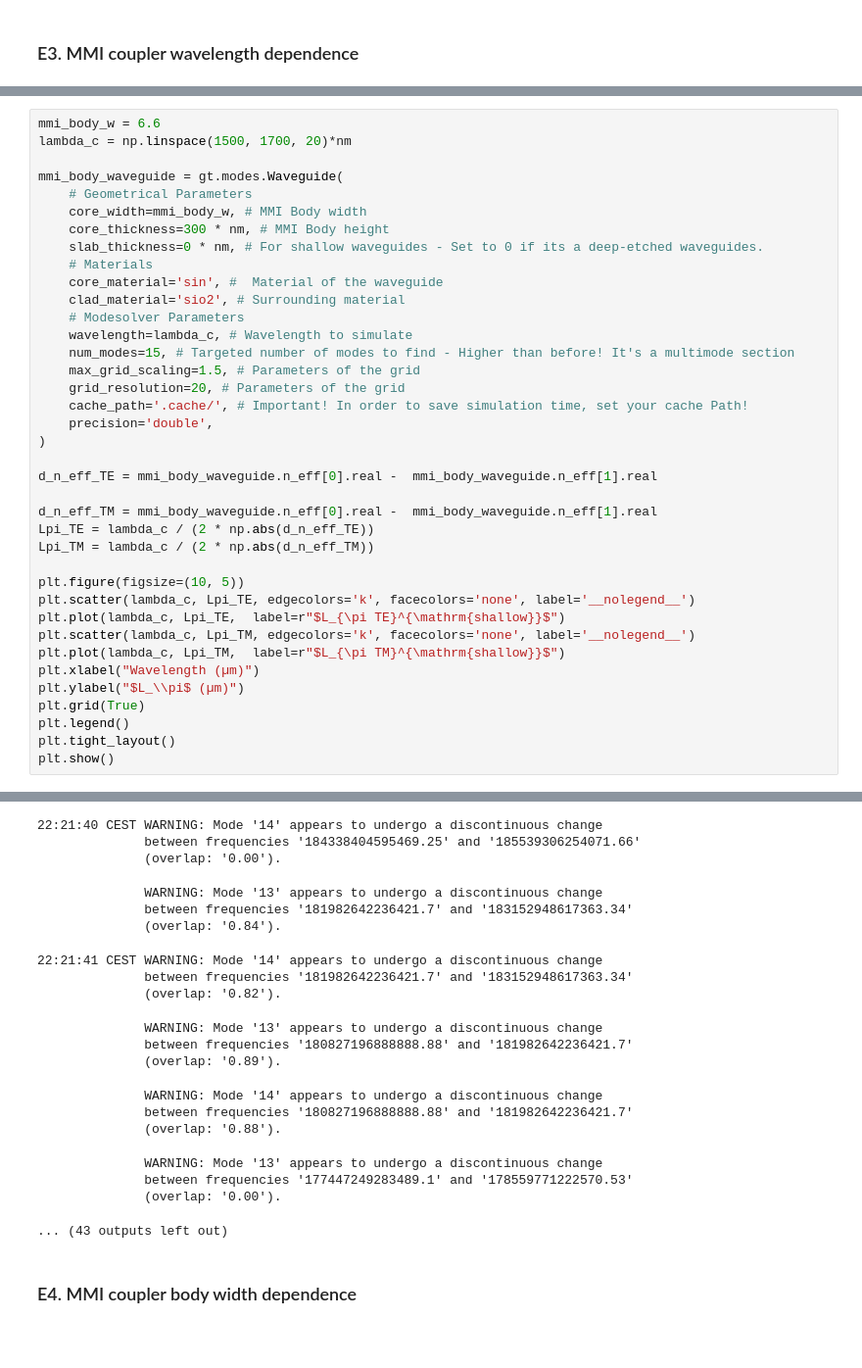
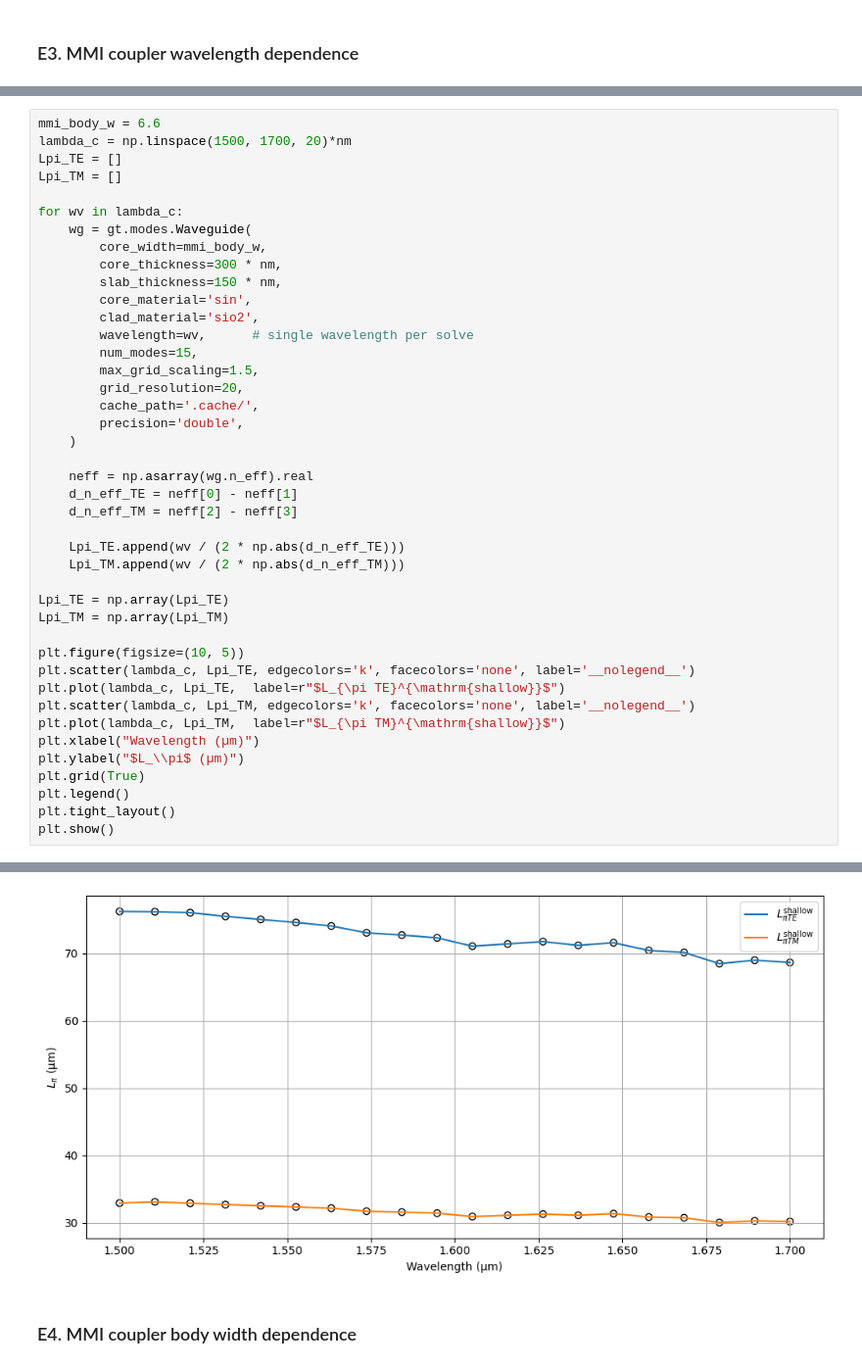
Before and after one commit to lorenagomezdiego/cifoin-lab2, a Jupyter notebook: COUPLERS_Student.ipynb, the cells around one changed output, grey strips where cells are left out. Shown at 98% size. Saved outputs shown, nothing was run; the diff lists cells and outputs as text; blank space fills up the shorter version.

```diff
--- a/COUPLERS_Student.ipynb
+++ b/COUPLERS_Student.ipynb
@@ -1135,29 +1203,33 @@ plt.tight_layout(rect=[0, 0, 0.85, 1])
 # %%
 mmi_body_w = 6.6
 lambda_c = np.linspace(1500, 1700, 20)*nm
+Lpi_TE = []
+Lpi_TM = []
 
-mmi_body_waveguide = gt.modes.Waveguide(
-    # Geometrical Parameters
-    core_width=mmi_body_w, # MMI Body width
-    core_thickness=300 * nm, # MMI Body height
-    slab_thickness=0 * nm, # For shallow waveguides - Set to 0 if its a deep-etched waveguides.
-    # Materials
-    core_material='sin', #  Material of the waveguide
-    clad_material='sio2', # Surrounding material
-    # Modesolver Parameters
-    wavelength=lambda_c, # Wavelength to simulate
-    num_modes=15, # Targeted number of modes to find - Higher than before! It's a multimode section
-    max_grid_scaling=1.5, # Parameters of the grid
-    grid_resolution=20, # Parameters of the grid
-    cache_path='.cache/', # Important! In order to save simulation time, set your cache Path!
-    precision='double',
-)
+for wv in lambda_c:
+    wg = gt.modes.Waveguide(
+        core_width=mmi_body_w,
+        core_thickness=300 * nm,
+        slab_thickness=150 * nm,
+        core_material='sin',
+        clad_material='sio2',
+        wavelength=wv,      # single wavelength per solve
+        num_modes=15,
+        max_grid_scaling=1.5,
+        grid_resolution=20,
+        cache_path='.cache/',
+        precision='double',
+    )
 
-d_n_eff_TE = mmi_body_waveguide.n_eff[0].real -  mmi_body_waveguide.n_eff[1].real
+    neff = np.asarray(wg.n_eff).real
+    d_n_eff_TE = neff[0] - neff[1]
+    d_n_eff_TM = neff[2] - neff[3]
 
-d_n_eff_TM = mmi_body_waveguide.n_eff[0].real -  mmi_body_waveguide.n_eff[1].real
-Lpi_TE = lambda_c / (2 * np.abs(d_n_eff_TE))
-Lpi_TM = lambda_c / (2 * np.abs(d_n_eff_TM))
+    Lpi_TE.append(wv / (2 * np.abs(d_n_eff_TE)))
+    Lpi_TM.append(wv / (2 * np.abs(d_n_eff_TM)))
+
+Lpi_TE = np.array(Lpi_TE)
+Lpi_TM = np.array(Lpi_TM)
 
 plt.figure(figsize=(10, 5))
 plt.scatter(lambda_c, Lpi_TE, edgecolors='k', facecolors='none', label='__nolegend__')
@@ -1192,21 +1266,3 @@ plt.show()
-22:21:40 CEST WARNING: Mode '14' appears to undergo a discontinuous change
-              between frequencies '184338404595469.25' and '185539306254071.66'
-              (overlap: '0.00').
-              WARNING: Mode '13' appears to undergo a discontinuous change
-              between frequencies '181982642236421.7' and '183152948617363.34'
-              (overlap: '0.84').
-22:21:41 CEST WARNING: Mode '14' appears to undergo a discontinuous change
-              between frequencies '181982642236421.7' and '183152948617363.34'
-              (overlap: '0.82').
-              WARNING: Mode '13' appears to undergo a discontinuous change
-              between frequencies '180827196888888.88' and '181982642236421.7'
-              (overlap: '0.89').
-              WARNING: Mode '14' appears to undergo a discontinuous change
-              between frequencies '180827196888888.88' and '181982642236421.7'
-              (overlap: '0.88').
-              WARNING: Mode '13' appears to undergo a discontinuous change
-              between frequencies '177447249283489.1' and '178559771222570.53'
-              (overlap: '0.00').
-... (43 outputs left out)
+[figure, added]
 # %% [markdown]
 ### E4. MMI coupler body width dependence
```
Also changed, not shown: parts of 6 cells of this notebook.
